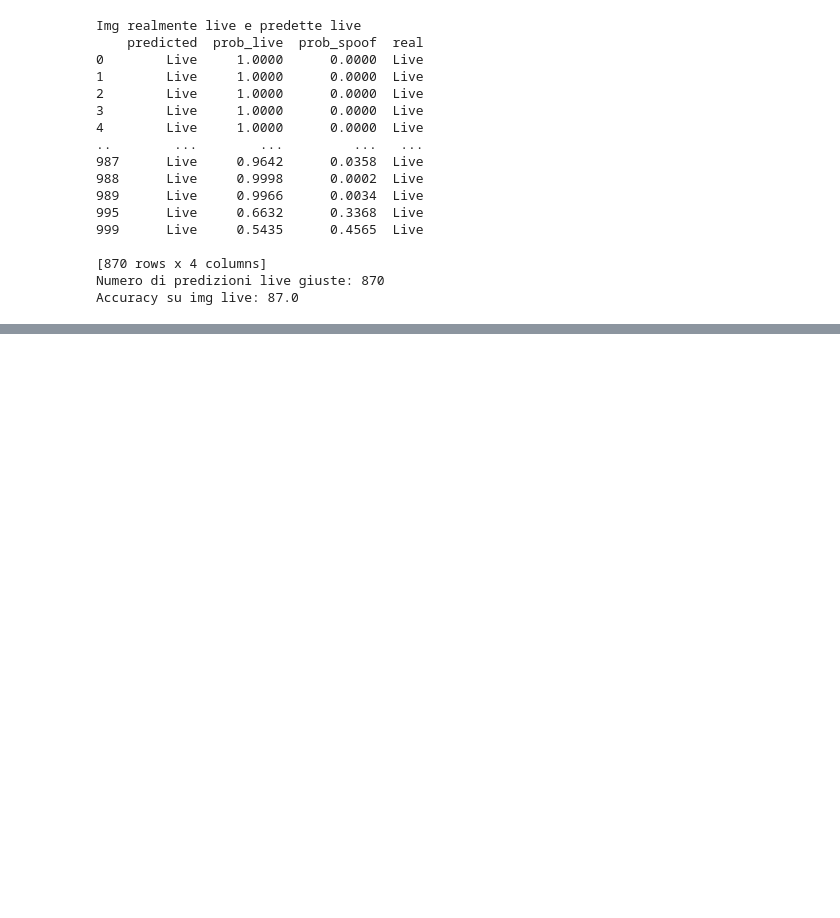
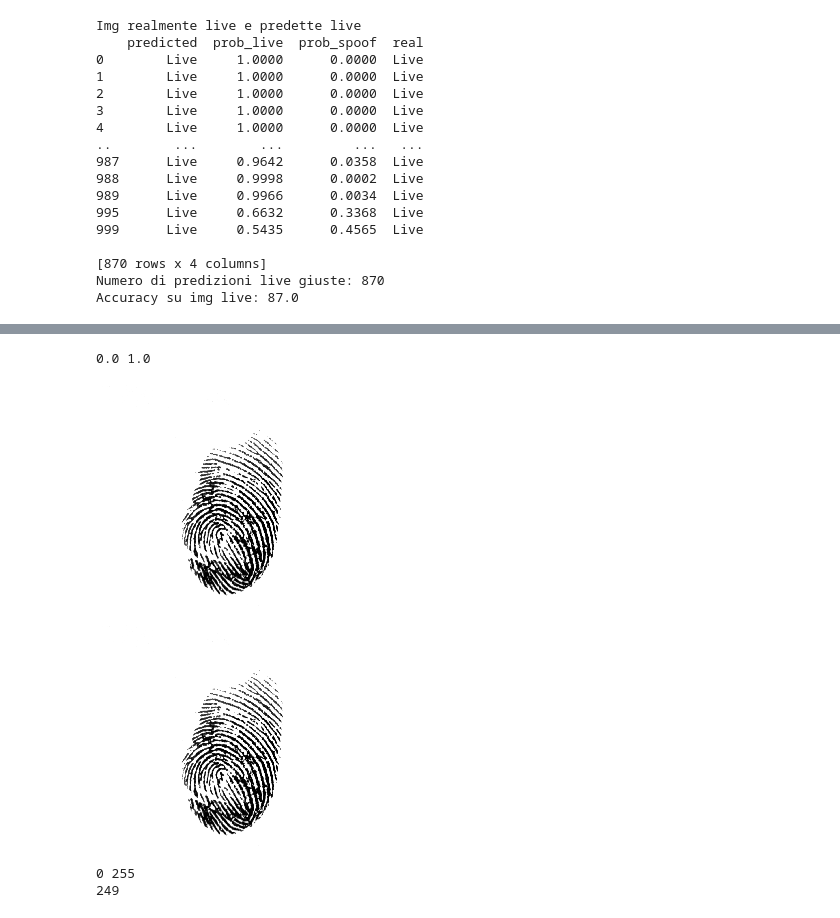
Before and after one commit to umbertogagl97/Tesi, a Jupyter notebook: Impronte/AttaccoScanner/Attacco_FGM_confidence_iter_final.ipynb, the cells around one changed output, grey strips where cells are left out. Saved outputs shown, nothing was run; the diff lists cells and outputs as text; code cells hidden in the pictures; blank space fills up the shorter version.

```diff
--- a/Impronte/AttaccoScanner/Attacco_FGM_confidence_iter_final.ipynb
+++ b/Impronte/AttaccoScanner/Attacco_FGM_confidence_iter_final.ipynb
@@ -1108,0 +1314,29 @@ plt.imshow(x_test_adv[0].numpy().transpose(1,2,0))
+# %%
+a,b=next(iter(testgen))
+
+data_transform_test= transforms.Compose([transforms.Resize([224,224],interpolation=InterpolationMode.NEAREST),
+          #transforms.Normalize([0.485, 0.456, 0.406], [0.229, 0.224, 0.225])
+          ])
+img=data_transform_test(a)
+img=np.array(img[0])
+print(np.min(img),np.max(img))
+img=img.transpose(1,2,0)
+cv2_imshow(img*255)
+
+#img = cv2.normalize(img, None, alpha = 0, beta = 255, norm_type = cv2.NORM_MINMAX, dtype = cv2.CV_32F)
+
+#norm_image = norm_image.astype(np.uint8)
+
+img = (img - np.min(img)) / (np.max(img) - np.min(img))
+img=255*img
+img=img.astype('uint8')
+cv2_imshow(img)
+
+print(np.min(img),np.max(img))
+print(np.max(img*img))
+# %% [output]
+0.0 1.0
+[figure, added]
+[figure, added]
+0 255
+249
```
Also changed, not shown: parts of 20 cells of this notebook.
